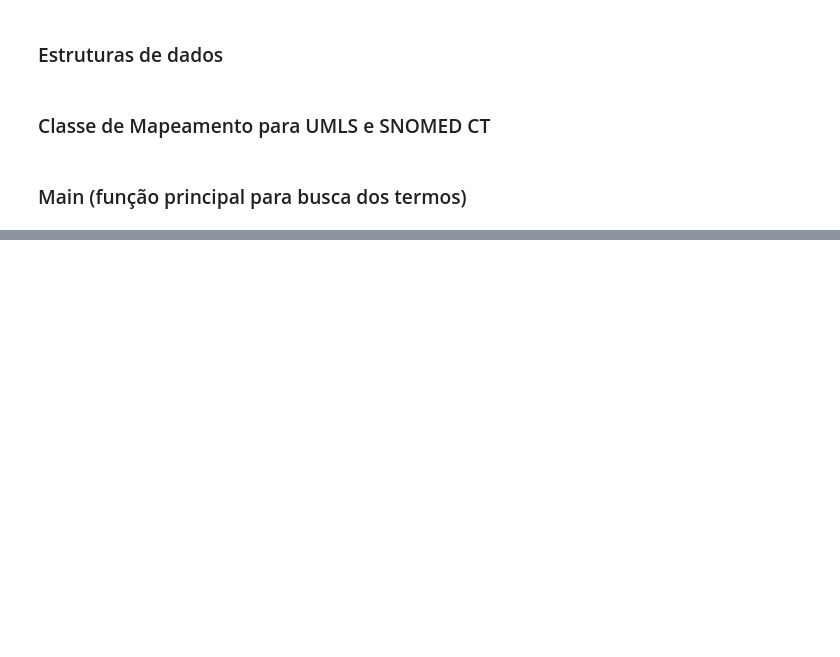
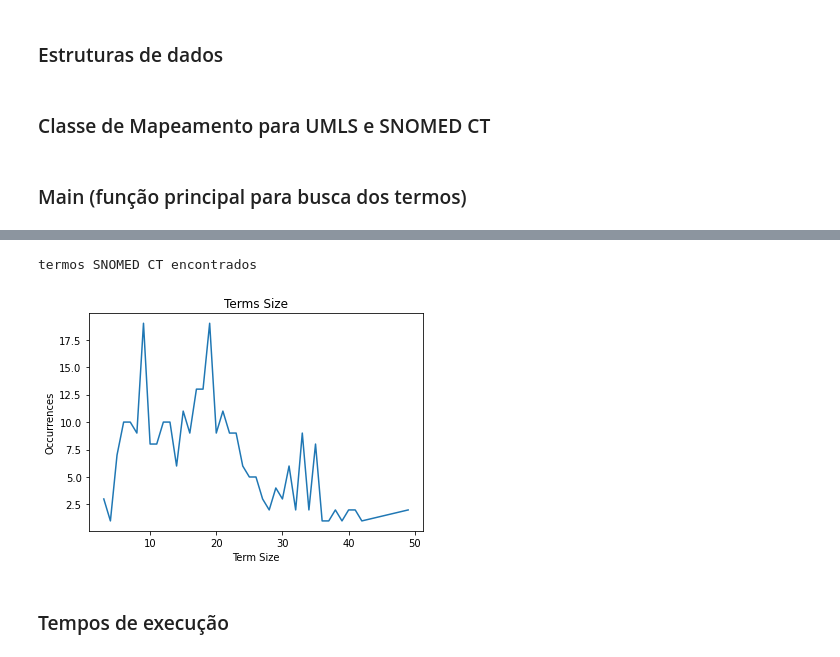
Before and after one commit to HAILab-PUCPR/MapClin-UMLS-SNOMEDCT, a Jupyter notebook: MapClin.ipynb, the cells around one changed output, grey strips where cells are left out. Drawn from its saved outputs; the diff is of its cells as text; code cells hidden in the pictures; blank space fills up the shorter version.

```diff
--- a/MapClin.ipynb
+++ b/MapClin.ipynb
@@ -1797,0 +2160,9 @@ df.head(50)
+# %%
+print("termos SNOMED CT encontrados")
+searchedTerms = OutputHelper().selectVar(resultados,"STR")
+plotTermsSize(searchedTerms)
+# %% [output]
+termos SNOMED CT encontrados
+[figure, added]
+# %% [markdown]
+### Tempos de execução
```
Also changed, not shown: parts of 36 cells of this notebook, 1 other file.
